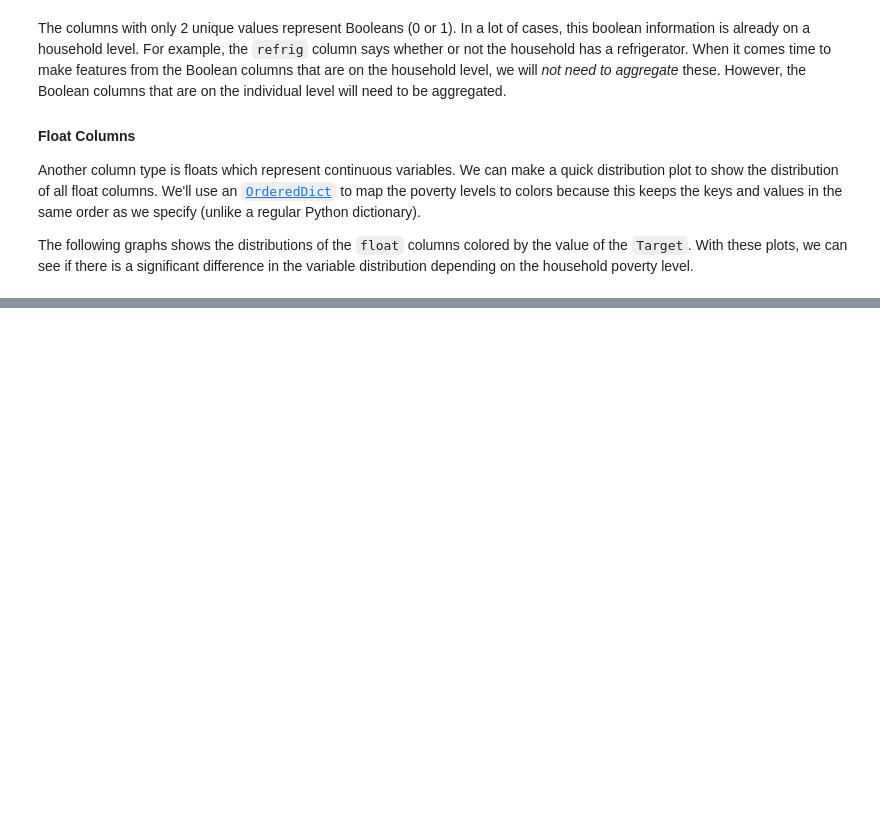
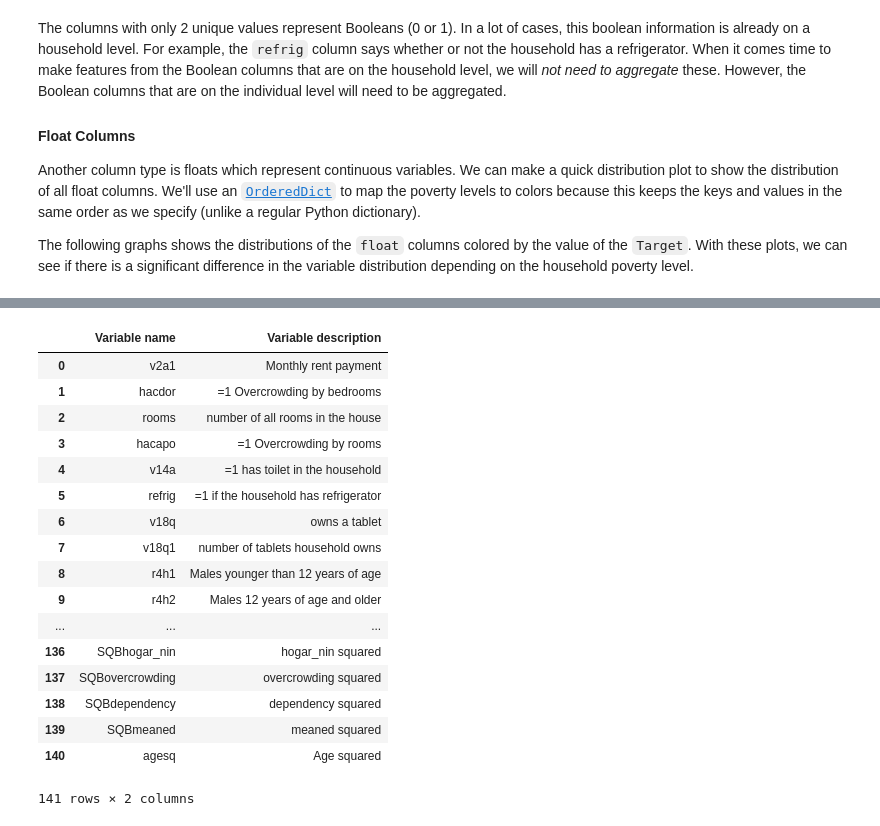
Before and after one commit to ShaunakSen/Data-Science-and-Machine-Learning, a Jupyter notebook: Kaggle/Kaggle Costa Rican Household Poverty Level Prediction/self-costa-rican-household-poverty-level-predn.ipynb, the cells around one changed output, grey strips where cells are left out. Cells and saved outputs as stored; diff of their text form; code cells hidden in the pictures; blank space fills up the shorter version.

```diff
--- a/Kaggle/Kaggle Costa Rican Household Poverty Level Prediction/self-costa-rican-household-poverty-level-predn.ipynb
+++ b/Kaggle/Kaggle Costa Rican Household Poverty Level Prediction/self-costa-rican-household-poverty-level-predn.ipynb
@@ -103,7 +0,0 @@ plt.rcParams['patch.edgecolor'] = 'k'
-# %%
-pd.options.display.max_columns = 150
-
-# Read in data
-train = pd.read_csv('../input/train.csv')
-test = pd.read_csv('../input/test.csv')
-train.head()
@@ -2641,0 +243,22 @@ plt.subplots_adjust(top = 2)
+# %%
+
+data_desc
+# %% [output]
+|  | Variable name | Variable description |
+| 0 | v2a1 | Monthly rent payment |
+| 1 | hacdor | =1 Overcrowding by bedrooms |
+| 2 | rooms | number of all rooms in the house |
+| 3 | hacapo | =1 Overcrowding by rooms |
+| 4 | v14a | =1 has toilet in the household |
+| 5 | refrig | =1 if the household has refrigerator |
+| 6 | v18q | owns a tablet |
+| 7 | v18q1 | number of tablets household owns |
+| 8 | r4h1 | Males younger than 12 years of age |
+| 9 | r4h2 | Males 12 years of age and older |
+| ... | ... | ... |
+| 136 | SQBhogar_nin | hogar_nin squared |
+| 137 | SQBovercrowding | overcrowding squared |
+| 138 | SQBdependency | dependency squared |
+| 139 | SQBmeaned | meaned squared |
+| 140 | agesq | Age squared |
+141 rows × 2 columns
```
Also changed, not shown: parts of 361 cells of this notebook.
